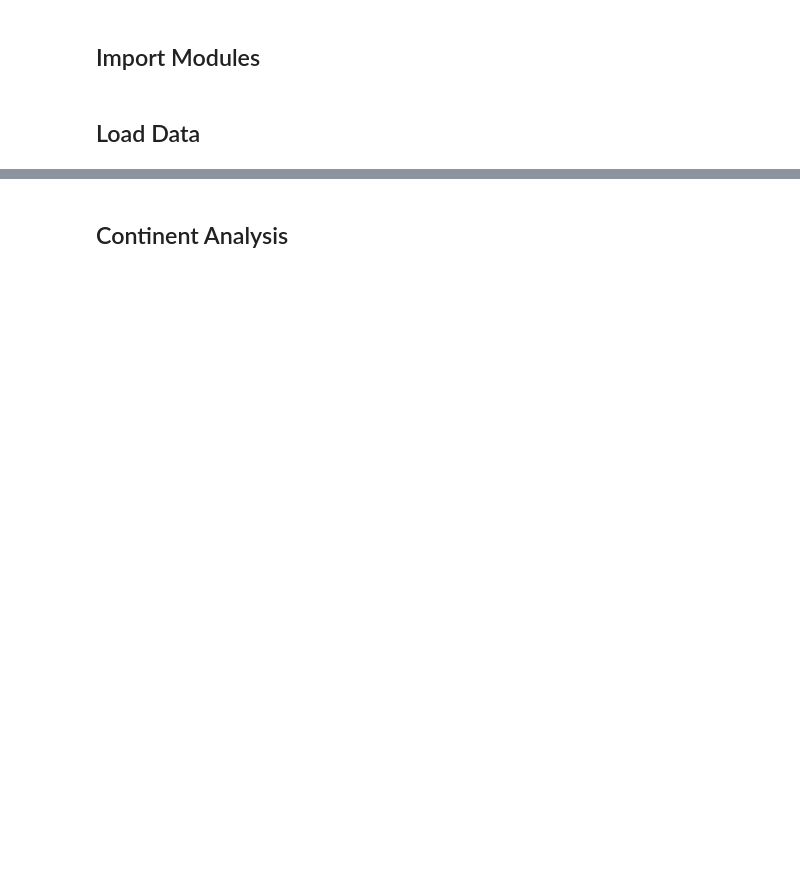
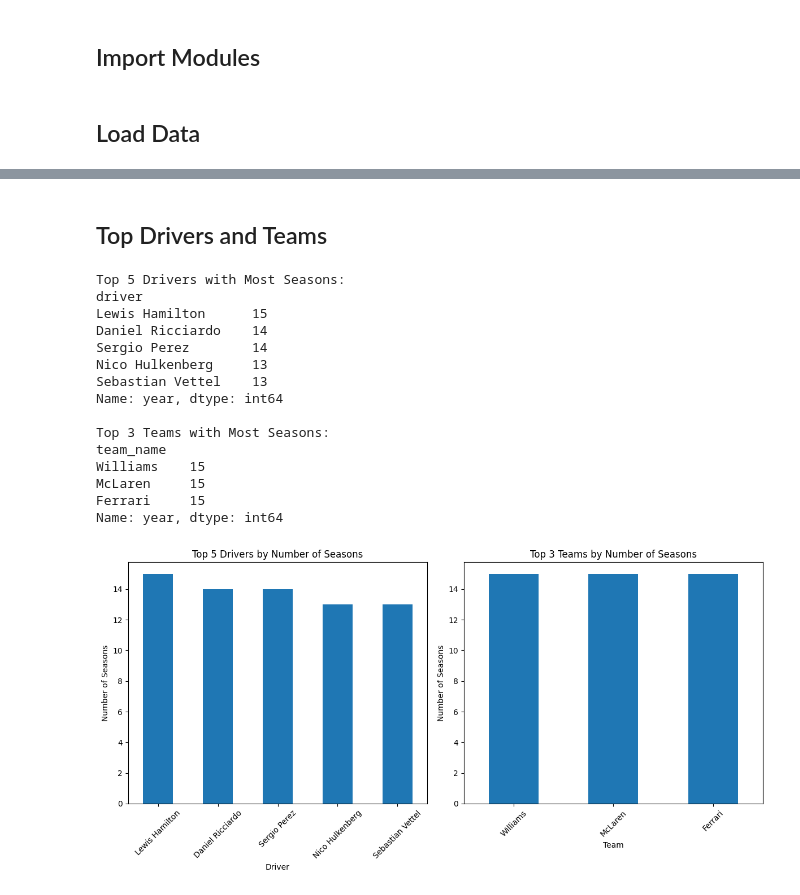
Before and after one commit to JackRWilson/Formula-1-Project, a Jupyter notebook: notebooks/f1_project.ipynb, the cells around one changed output, grey strips where cells are left out. Saved outputs shown, nothing was run; the diff lists cells and outputs as text; code cells hidden in the pictures; blank space fills up the shorter version.

```diff
--- a/notebooks/f1_project.ipynb
+++ b/notebooks/f1_project.ipynb
@@ -3315,10 +3102,9 @@ from scipy.stats import pearsonr
 # %% [markdown]
 ## Load Data
 # %%
-f1_final = pd.read_csv("f1_final.csv", encoding="utf-8")
+f1_final = pd.read_csv("../data/final/f1_final.csv", encoding="utf-8")
 f1_final_2010 = f1_final[f1_final["year"] >= 2010]
 display(f1_final.head(3))
-display(f1_final_2010_scaled.head(3))
 # %% [output]
 |  | year | driver | team_name | continent | season_rank | avg_start_pos | std_start_pos | best_start_pos | ... |
 | 0 | 1950 | Nino Farina | Alfa Romeo | Europe | 1 | 1.833333 | 0.752773 | 1 | ... |
@@ -3375,2 +3114,49 @@ Pearson correlation (experience vs points): 0.326, p-value: 0.000
-# %% [markdown]
-## Continent Analysis
+# %% [markdown]
+## Top Drivers and Teams
+# %%
+# Find top 5 drivers with most seasons
+top_drivers = f1_final_2010.groupby("driver")["year"].nunique().sort_values(ascending=False).head(5)
+print("Top 5 Drivers with Most Seasons:")
+print(top_drivers)
+print()
+
+# Find top 3 teams with most seasons
+top_teams = f1_final_2010.groupby("team_name")["year"].nunique().sort_values(ascending=False).head(3)
+print("Top 3 Teams with Most Seasons:")
+print(top_teams)
+
+# Visualize the results
+plt.figure(figsize=(12, 6))
+plt.subplot(1, 2, 1)
+top_drivers.plot(kind="bar")
+plt.title("Top 5 Drivers by Number of Seasons")
+plt.xlabel("Driver")
+plt.ylabel("Number of Seasons")
+plt.xticks(rotation=45)
+
+plt.subplot(1, 2, 2)
+top_teams.plot(kind="bar")
+plt.title("Top 3 Teams by Number of Seasons")
+plt.xlabel("Team")
+plt.ylabel("Number of Seasons")
+plt.xticks(rotation=45)
+
+plt.tight_layout()
+plt.show()
+# %% [output]
+Top 5 Drivers with Most Seasons:
+driver
+Lewis Hamilton      15
+Daniel Ricciardo    14
+Sergio Perez        14
+Nico Hulkenberg     13
+Sebastian Vettel    13
+Name: year, dtype: int64
+
+Top 3 Teams with Most Seasons:
+team_name
+Williams    15
+McLaren     15
+Ferrari     15
+Name: year, dtype: int64
+[figure, added]
```
Also changed, not shown: parts of 84 cells of this notebook, 4 other files.
